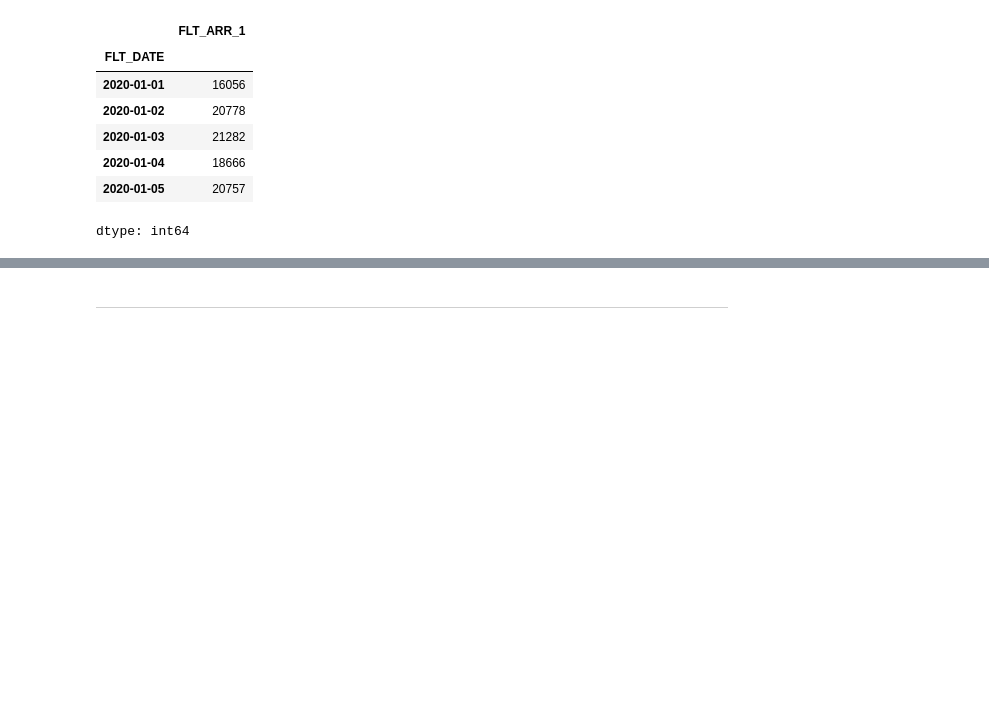
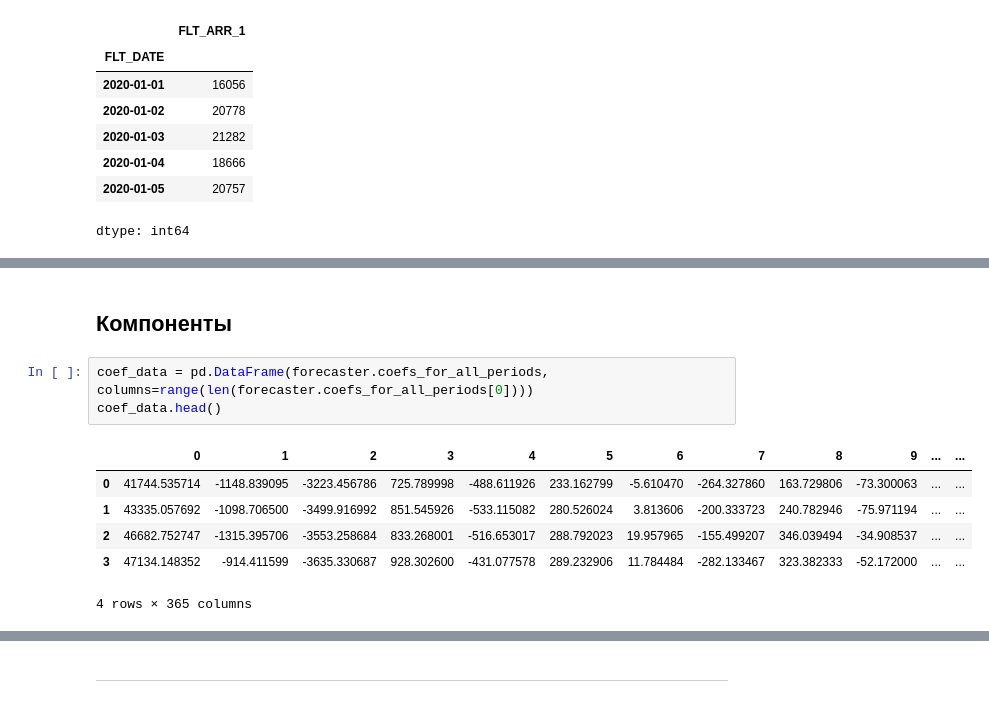
Before and after one commit to Zasegor/fourier-series-prediction, a Jupyter notebook: main.ipynb, the cells around one changed output, grey strips where cells are left out. Drawn from its saved outputs; the diff is of its cells as text; blank space fills up the shorter version.

```diff
--- a/main.ipynb
+++ b/main.ipynb
@@ -856,3 +856,15 @@ fig.add_scatter(
 )
 # %% [output]
 [interactive output not drawn]
+# %% [markdown]
+## Компоненты
+# %%
+coef_data = pd.DataFrame(forecaster.coefs_for_all_periods, columns=range(len(forecaster.coefs_for_all_periods[0])))
+coef_data.head()
+# %% [output]
+|  | 0 | 1 | 2 | 3 | 4 | 5 | 6 | 7 | 8 | 9 | ... | ... |
+| 0 | 41744.535714 | -1148.839095 | -3223.456786 | 725.789998 | -488.611926 | 233.162799 | -5.610470 | -264.327860 | 163.729806 | -73.300063 | ... | ... |
+| 1 | 43335.057692 | -1098.706500 | -3499.916992 | 851.545926 | -533.115082 | 280.526024 | 3.813606 | -200.333723 | 240.782946 | -75.971194 | ... | ... |
+| 2 | 46682.752747 | -1315.395706 | -3553.258684 | 833.268001 | -516.653017 | 288.792023 | 19.957965 | -155.499207 | 346.039494 | -34.908537 | ... | ... |
+| 3 | 47134.148352 | -914.411599 | -3635.330687 | 928.302600 | -431.077578 | 289.232906 | 11.784484 | -282.133467 | 323.382333 | -52.172000 | ... | ... |
+4 rows × 365 columns
```
Also changed, not shown: parts of 8 cells of this notebook.
